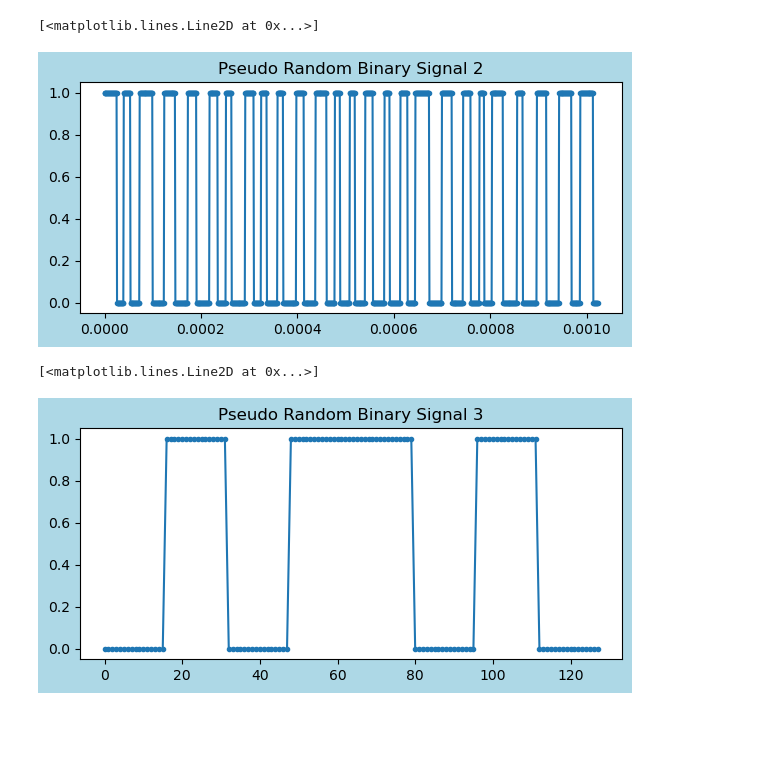
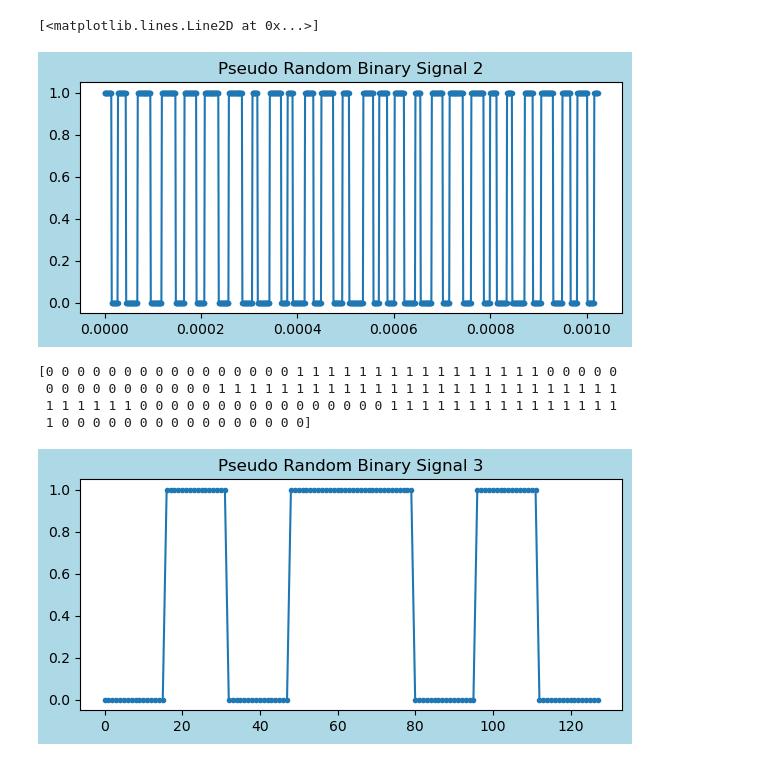
Before and after one commit to tacticstactics/Random_signal_generator, a Jupyter notebook: binary-1.ipynb, the cells around one changed output. Saved outputs shown, nothing was run; the diff lists cells and outputs as text; code cells hidden in the pictures; blank space fills up the shorter version.

```diff
--- a/binary-1.ipynb
+++ b/binary-1.ipynb
@@ -43,35 +43,35 @@ i=0
 random_analog_signal = np.zeros(samplerate)
 while b1[i]<np.size(random_analog_signal):
     k = b1[i]
     random_analog_signal[k:] = a1[i]
     i=i+1
 
 # prbs2, Pseudo random digital signal(prbs)
 amp_prbs = 1
 
 a1 = np.zeros(samplerate)
 
 j = 0
 while j < samplerate:
     a1[j] = amp_prbs
     a1[j+1] = 0
     j = j+2
 
 i=0
 prbs2 = np.zeros(samplerate)
-while b1[i]<np.size(prbs1):
+while b1[i]<np.size(prbs2):
     k = b1[i]
     prbs2[k:] = a1[i]
     i=i+1
 
 fig2 = plt.figure(figsize = (7,3), facecolor='lightblue')
 
 ax2_1 = fig2.add_subplot(1, 1, 1)
 ax2_1.set_title("Pseudo Random Binary Signal 2")
 ax2_1.plot(tcol, prbs2, ".-")
 # %% [output]
 [<matplotlib.lines.Line2D at 0x...>]
-[figure, old version]
+[figure, new version]
 # %%
 prbs3 = np.repeat([0,1,0,1,1,0,1,0], repetitions1)
 
@@ -80,6 +80,11 @@ fig3 = plt.figure(figsize = (7,3), facecolor='lightblue')
 ax3_1 = fig3.add_subplot(1, 1, 1)
 ax3_1.set_title("Pseudo Random Binary Signal 3")
 ax3_1.plot(prbs3, ".-")
+
+print(prbs3)
 # %% [output]
-[<matplotlib.lines.Line2D at 0x...>]
+[0 0 0 0 0 0 0 0 0 0 0 0 0 0 0 0 1 1 1 1 1 1 1 1 1 1 1 1 1 1 1 1 0 0 0 0 0
+ 0 0 0 0 0 0 0 0 0 0 0 1 1 1 1 1 1 1 1 1 1 1 1 1 1 1 1 1 1 1 1 1 1 1 1 1 1
+ 1 1 1 1 1 1 0 0 0 0 0 0 0 0 0 0 0 0 0 0 0 0 1 1 1 1 1 1 1 1 1 1 1 1 1 1 1
+ 1 0 0 0 0 0 0 0 0 0 0 0 0 0 0 0 0]
 [figure]
```
Also changed, not shown: parts of 1 cell of this notebook, 1 other file.
